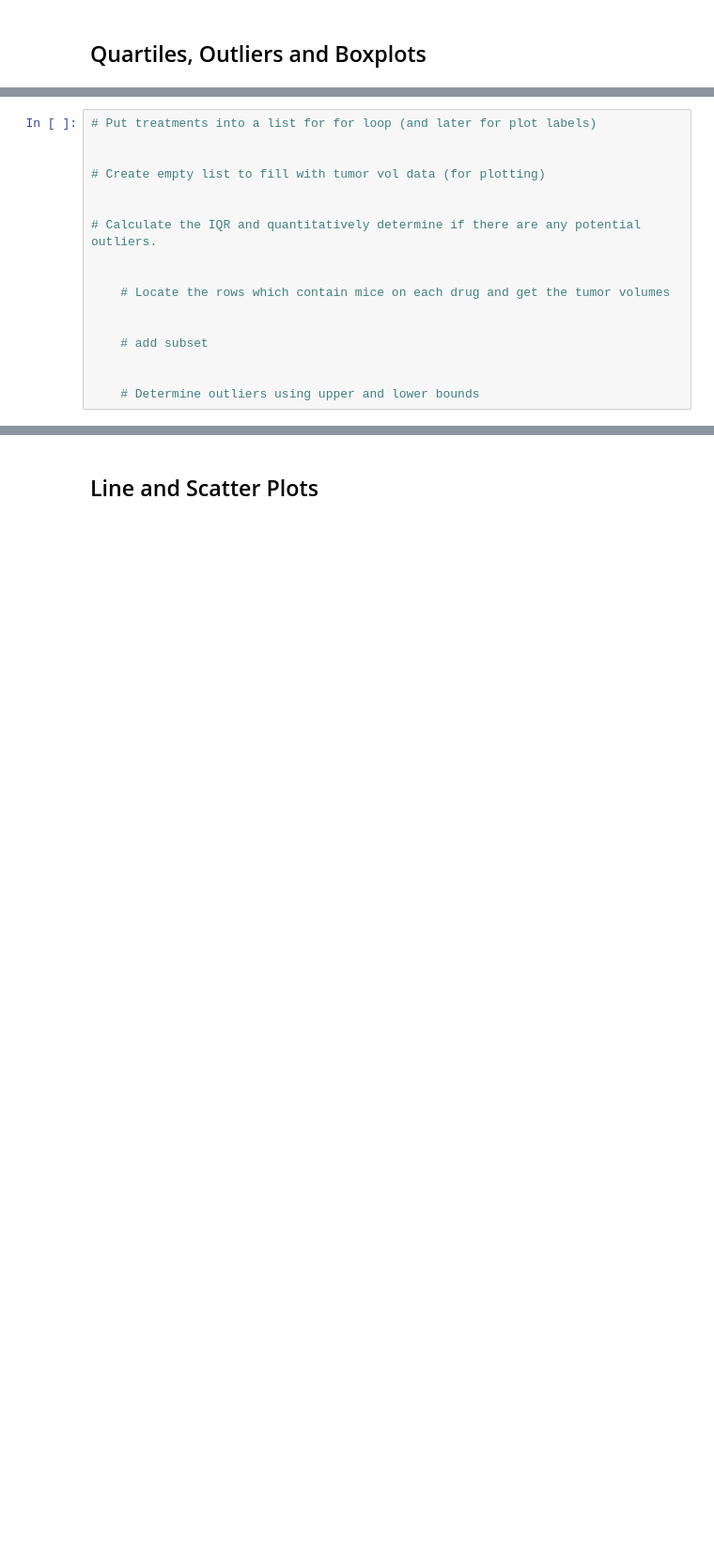
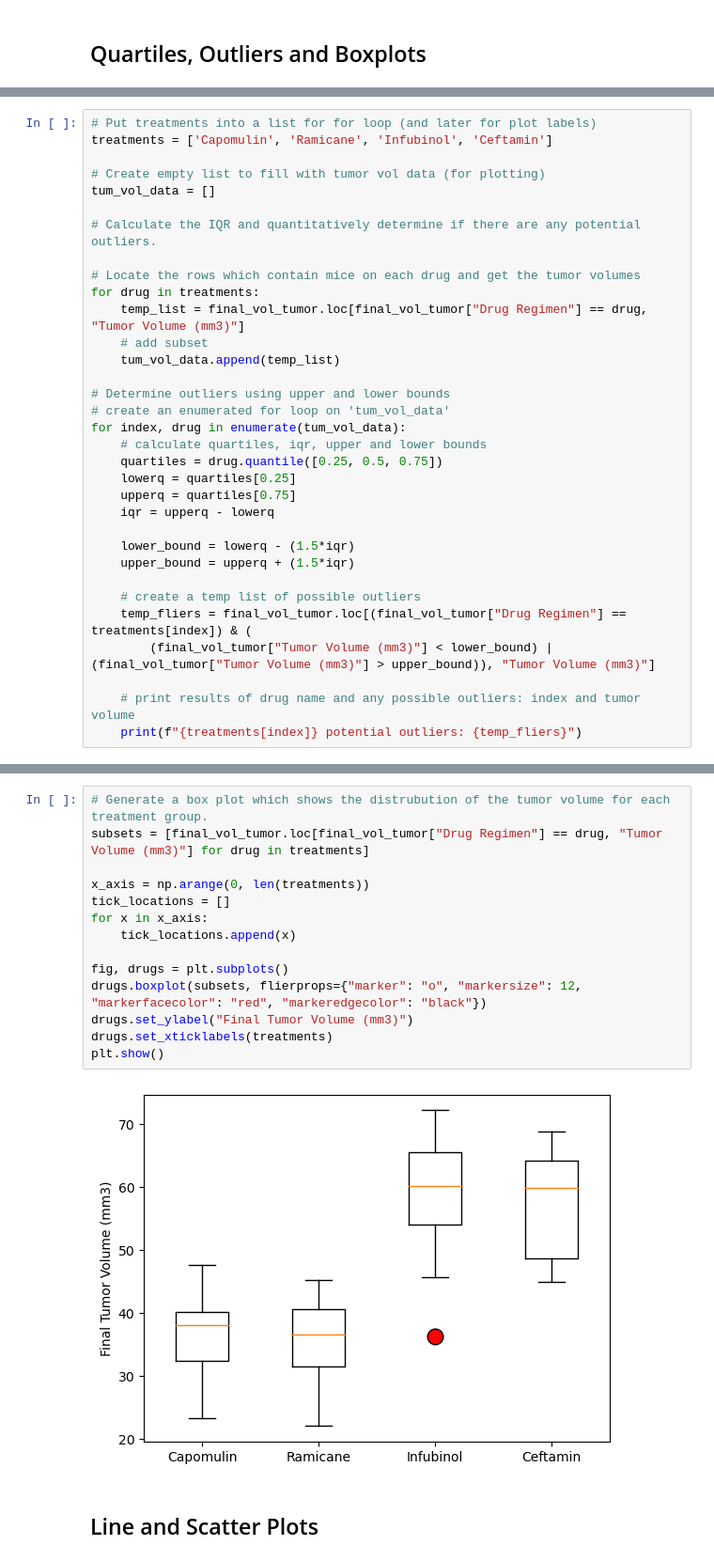
Before and after one commit to Andrew-Bourgeois/matplotlib-challenge, a Jupyter notebook: pymaceuticals_Bourgeois.ipynb, the cells around one changed output, grey strips where cells are left out. Shown at 94% size. Drawn from its saved outputs; the diff is of its cells as text; blank space fills up the shorter version.

Commit message:
All data manipulations and plotting complete.

```diff
--- a/pymaceuticals_Bourgeois.ipynb
+++ b/pymaceuticals_Bourgeois.ipynb
@@ -232,18 +246,34 @@ plt.show()
 # %%
 # Put treatments into a list for for loop (and later for plot labels)
-
+treatments = ['Capomulin', 'Ramicane', 'Infubinol', 'Ceftamin']
 
 # Create empty list to fill with tumor vol data (for plotting)
-
+tum_vol_data = []
 
 # Calculate the IQR and quantitatively determine if there are any potential outliers.
 
+# Locate the rows which contain mice on each drug and get the tumor volumes
+for drug in treatments:
+    temp_list = final_vol_tumor.loc[final_vol_tumor["Drug Regimen"] == drug, "Tumor Volume (mm3)"]
+    # add subset
+    tum_vol_data.append(temp_list)
 
-    # Locate the rows which contain mice on each drug and get the tumor volumes
+# Determine outliers using upper and lower bounds
+# create an enumerated for loop on 'tum_vol_data'
+for index, drug in enumerate(tum_vol_data):
+    # calculate quartiles, iqr, upper and lower bounds
+    quartiles = drug.quantile([0.25, 0.5, 0.75])
+    lowerq = quartiles[0.25]
+    upperq = quartiles[0.75]
+    iqr = upperq - lowerq
 
+    lower_bound = lowerq - (1.5*iqr)
+    upper_bound = upperq + (1.5*iqr)
 
-    # add subset
+    # create a temp list of possible outliers
+    temp_fliers = final_vol_tumor.loc[(final_vol_tumor["Drug Regimen"] == treatments[index]) & (
+        (final_vol_tumor["Tumor Volume (mm3)"] < lower_bound) | (final_vol_tumor["Tumor Volume (mm3)"] > upper_bound)), "Tumor Volume (mm3)"]
 
-
-    # Determine outliers using upper and lower bounds
+    # print results of drug name and any possible outliers: index and tumor volume
+    print(f"{treatments[index]} potential outliers: {temp_fliers}")
 # %% [output]
@@ -259,2 +285,18 @@ Ceftamin's potential outliers: Series([], Name: Tumor Volume (mm3), dtype: float
+# %%
+# Generate a box plot which shows the distrubution of the tumor volume for each treatment group.
+subsets = [final_vol_tumor.loc[final_vol_tumor["Drug Regimen"] == drug, "Tumor Volume (mm3)"] for drug in treatments]
+
+x_axis = np.arange(0, len(treatments))
+tick_locations = []
+for x in x_axis:
+    tick_locations.append(x)
+
+fig, drugs = plt.subplots()
+drugs.boxplot(subsets, flierprops={"marker": "o", "markersize": 12, "markerfacecolor": "red", "markeredgecolor": "black"})
+drugs.set_ylabel("Final Tumor Volume (mm3)")
+drugs.set_xticklabels(treatments)
+plt.show()
+# %% [output]
+[figure, added]
 # %% [markdown]
 ## Line and Scatter Plots
```
Also changed, not shown: parts of 10 cells of this notebook, 1 other file.
